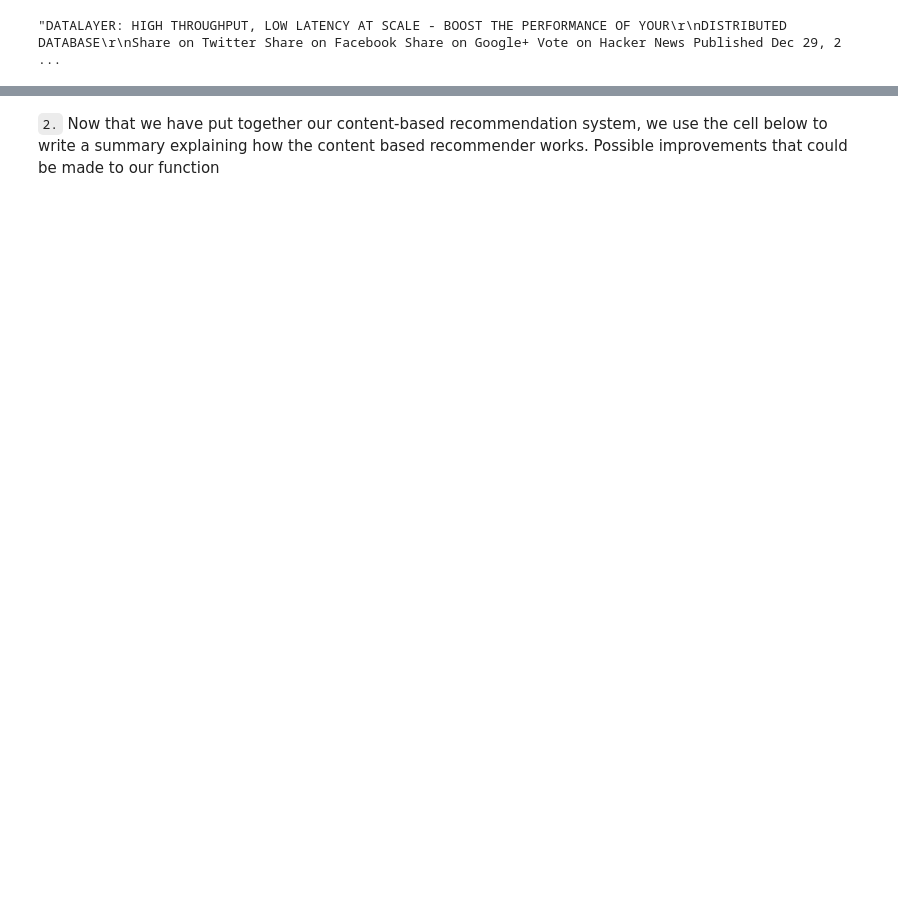
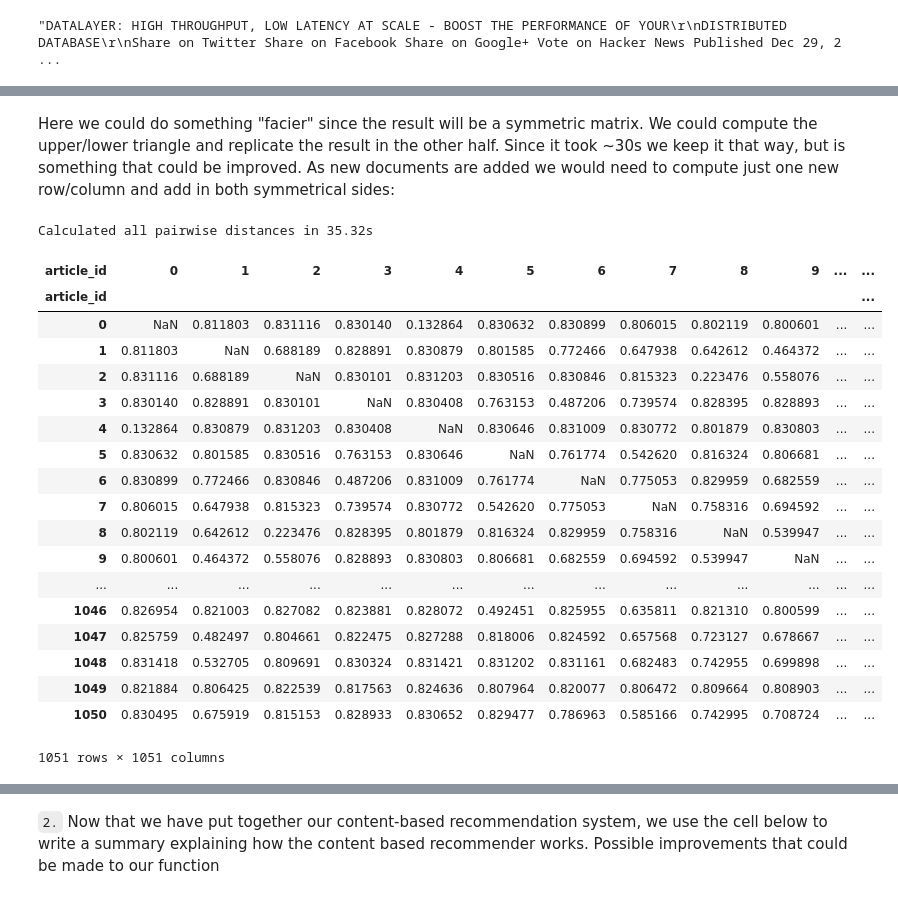
Before and after one commit to marcelokscunha/projects, a Jupyter notebook: recommendations/Recommendations_with_IBM.ipynb, the cells around one changed output, grey strips where cells are left out. Cells and saved outputs as stored; diff of their text form; code cells hidden in the pictures; blank space fills up the shorter version.

```diff
--- a/recommendations/Recommendations_with_IBM.ipynb
+++ b/recommendations/Recommendations_with_IBM.ipynb
@@ -984,8 +1147,0 @@ from sklearn.pipeline import make_pipeline
-# %%
-pipeline = make_pipeline(CountVectorizer(max_df=0.95, min_df=2,
-                                max_features=n_features,
-                                tokenizer=tokenize),
-                         LatentDirichletAllocation(n_components=n_components, max_iter=5,
-                                learning_method='online',
-                                learning_offset=50.,
-                                random_state=0))
@@ -1141,0 +1216,42 @@ def make_content_recs():
+# %% [markdown]
+Here we could do something "facier" since the result will be a symmetric matrix. We could compute the upper/lower triangle and replicate the result in the other half. Since it took ~30s we keep it that way, but is something that could be improved.
+As new documents are added we would need to compute just one new row/column and add in both symmetrical sides:
+# %%
+# compute all pairwise distances for all documents
+def compute_js_distance(doc_id1, doc_id2):
+    #exclude distances from the document itself
+    if doc_id1==doc_id2:
+        return np.nan
+
+    doc1 = all_docs_topics[doc_id1]
+    doc2 = all_docs_topics[doc_id2]
+
+    return jensenshannon(doc1, doc2)
+
+t0 = time()
+article_dist_df = article_dist_df.apply(lambda col: pd.DataFrame(col).apply(lambda row: compute_js_distance(col.name, row.name), axis=1), axis=0)
+print(f'Calculated all pairwise distances in {(time()-t0):.2f}s')
+# %% [output]
+Calculated all pairwise distances in 35.32s
+# %%
+article_dist_df
+# %% [output]
+| article_id | 0 | 1 | 2 | 3 | 4 | 5 | 6 | 7 | 8 | 9 | ... | ... |
+| article_id |  |  |  |  |  |  |  |  |  |  |  | ... |
+| 0 | NaN | 0.811803 | 0.831116 | 0.830140 | 0.132864 | 0.830632 | 0.830899 | 0.806015 | 0.802119 | 0.800601 | ... | ... |
+| 1 | 0.811803 | NaN | 0.688189 | 0.828891 | 0.830879 | 0.801585 | 0.772466 | 0.647938 | 0.642612 | 0.464372 | ... | ... |
+| 2 | 0.831116 | 0.688189 | NaN | 0.830101 | 0.831203 | 0.830516 | 0.830846 | 0.815323 | 0.223476 | 0.558076 | ... | ... |
+| 3 | 0.830140 | 0.828891 | 0.830101 | NaN | 0.830408 | 0.763153 | 0.487206 | 0.739574 | 0.828395 | 0.828893 | ... | ... |
+| 4 | 0.132864 | 0.830879 | 0.831203 | 0.830408 | NaN | 0.830646 | 0.831009 | 0.830772 | 0.801879 | 0.830803 | ... | ... |
+| 5 | 0.830632 | 0.801585 | 0.830516 | 0.763153 | 0.830646 | NaN | 0.761774 | 0.542620 | 0.816324 | 0.806681 | ... | ... |
+| 6 | 0.830899 | 0.772466 | 0.830846 | 0.487206 | 0.831009 | 0.761774 | NaN | 0.775053 | 0.829959 | 0.682559 | ... | ... |
+| 7 | 0.806015 | 0.647938 | 0.815323 | 0.739574 | 0.830772 | 0.542620 | 0.775053 | NaN | 0.758316 | 0.694592 | ... | ... |
+| 8 | 0.802119 | 0.642612 | 0.223476 | 0.828395 | 0.801879 | 0.816324 | 0.829959 | 0.758316 | NaN | 0.539947 | ... | ... |
+| 9 | 0.800601 | 0.464372 | 0.558076 | 0.828893 | 0.830803 | 0.806681 | 0.682559 | 0.694592 | 0.539947 | NaN | ... | ... |
+| ... | ... | ... | ... | ... | ... | ... | ... | ... | ... | ... | ... | ... |
+| 1046 | 0.826954 | 0.821003 | 0.827082 | 0.823881 | 0.828072 | 0.492451 | 0.825955 | 0.635811 | 0.821310 | 0.800599 | ... | ... |
+| 1047 | 0.825759 | 0.482497 | 0.804661 | 0.822475 | 0.827288 | 0.818006 | 0.824592 | 0.657568 | 0.723127 | 0.678667 | ... | ... |
+| 1048 | 0.831418 | 0.532705 | 0.809691 | 0.830324 | 0.831421 | 0.831202 | 0.831161 | 0.682483 | 0.742955 | 0.699898 | ... | ... |
+| 1049 | 0.821884 | 0.806425 | 0.822539 | 0.817563 | 0.824636 | 0.807964 | 0.820077 | 0.806472 | 0.809664 | 0.808903 | ... | ... |
+| 1050 | 0.830495 | 0.675919 | 0.815153 | 0.828933 | 0.830652 | 0.829477 | 0.786963 | 0.585166 | 0.742995 | 0.708724 | ... | ... |
+1051 rows × 1051 columns
```
Also changed, not shown: parts of 89 cells of this notebook, 3 other files.
